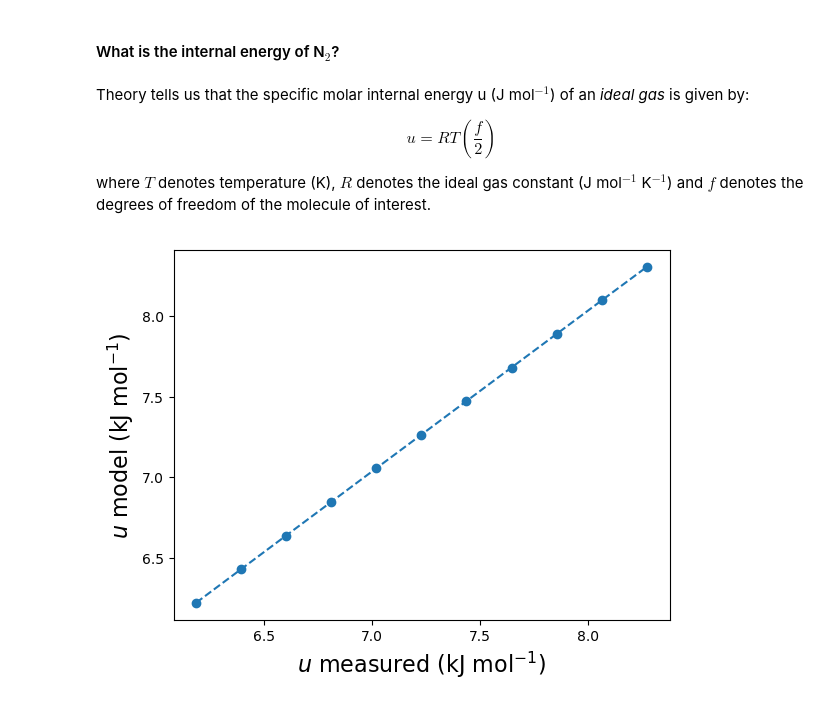
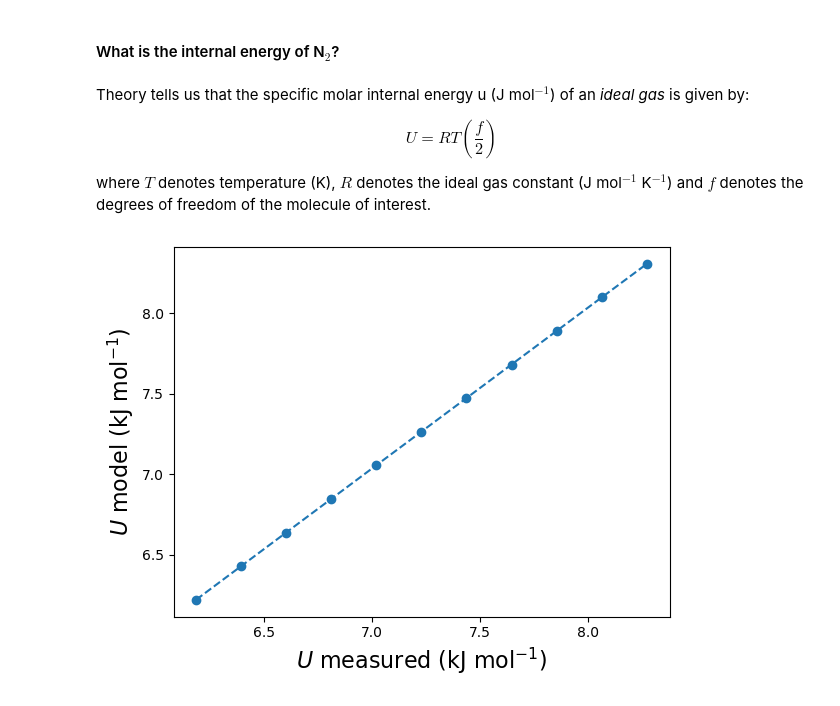
Before and after one commit to varnerlab/CHEME-3130-SU2020, a Jupyter notebook: notebooks/heat_capacity_ideal/HeatCapacity-IdealGas.ipynb, the cells around one changed output. Saved outputs shown, nothing was run; the diff lists cells and outputs as text; code cells hidden in the pictures.

```diff
--- a/notebooks/heat_capacity_ideal/HeatCapacity-IdealGas.ipynb
+++ b/notebooks/heat_capacity_ideal/HeatCapacity-IdealGas.ipynb
@@ -81,23 +81,23 @@ f_range = (2/R).*cV_range
 Theory tells us that the specific molar internal energy  u (J mol$^{-1}$) of an _ideal gas_ is given by:
 
 \begin{equation}
-u = RT\left(\frac{f}{2}\right)
+U = RT\left(\frac{f}{2}\right)
 \end{equation}
 
 where $T$ denotes temperature (K), $R$ denotes the ideal gas constant (J mol$^{-1}$ K$^{-1}$) and $f$ denotes the degrees of freedom of the molecule of interest.
 # %%
 ## Compute the internal energy and compare with the data from NIST -
 temperate_range = nitrogen_data_table[:,1]
 u_measured = nitrogen_data_table[:,5]
 
 # compute the u-model (units: kJ/model )
 u_model = ((1/1000)*(f_value/2)*R).*temperate_range
 
 # plot the model versus the data -
 plot(u_measured,u_model,"o--");
 
 # label -
-xlabel(L"$u$ measured (kJ mol$^{-1}$)", fontsize=16);
-ylabel(L"$u$ model (kJ mol$^{-1}$)", fontsize=16);
+xlabel(L"$U$ measured (kJ mol$^{-1}$)", fontsize=16);
+ylabel(L"$U$ model (kJ mol$^{-1}$)", fontsize=16);
 # %% [output]
-[figure, old version]
+[figure, new version]
```
Also changed, not shown: parts of 3 cells of this notebook, 1 other file.
